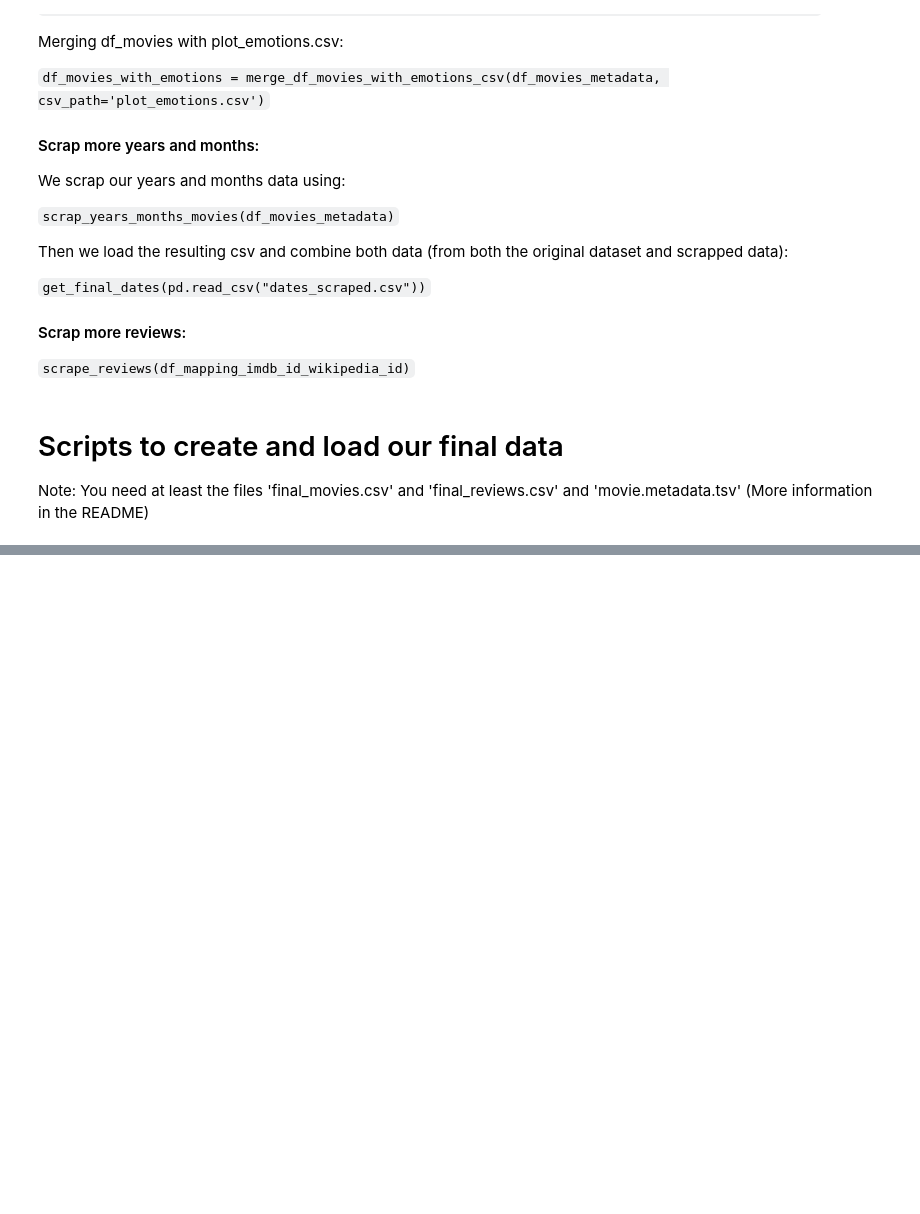
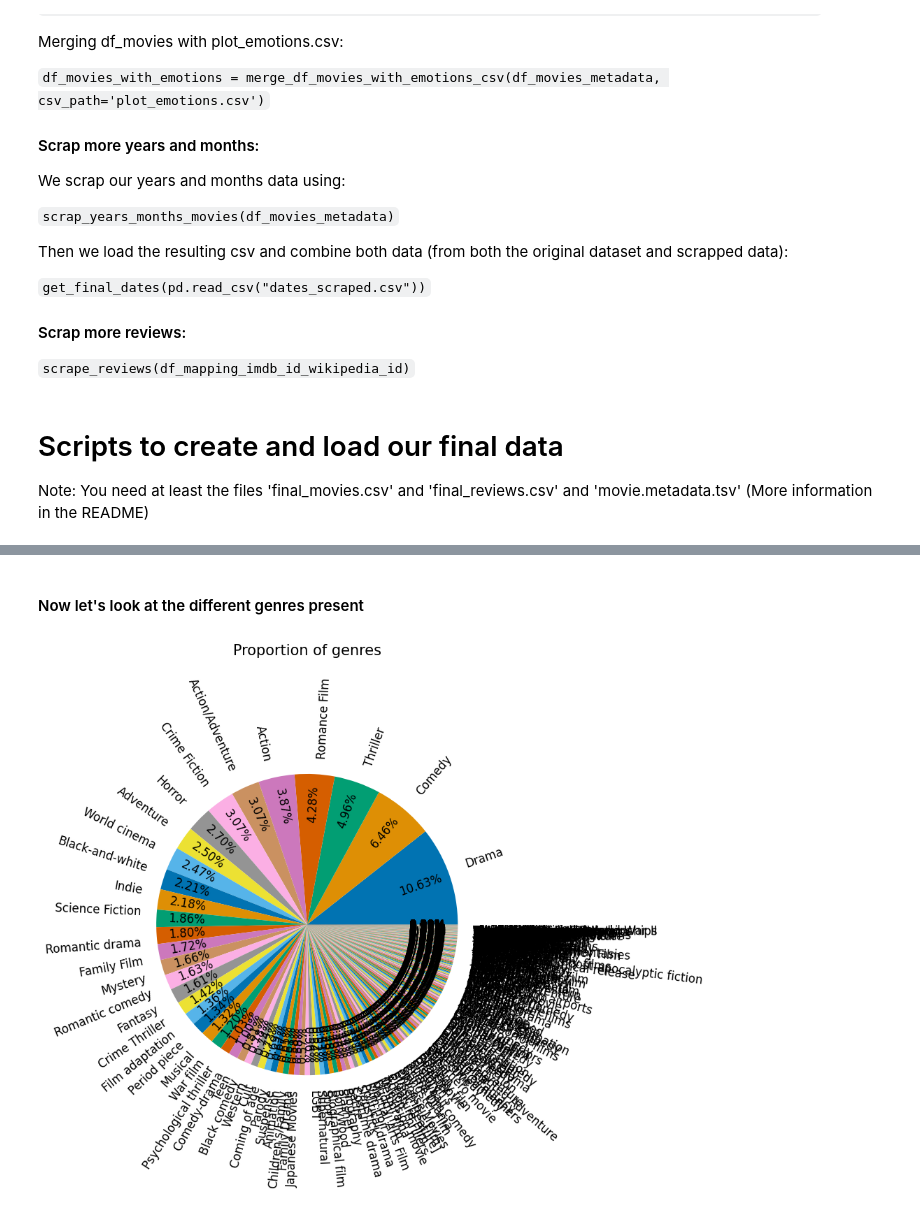
Before and after one commit to epfl-ada/ada-2024-project-sparkling, a Jupyter notebook: analysis.ipynb, the cells around one changed output, grey strips where cells are left out. Saved outputs shown, nothing was run; the diff lists cells and outputs as text; code cells hidden in the pictures; blank space fills up the shorter version.

```diff
--- a/analysis.ipynb
+++ b/analysis.ipynb
@@ -53,0 +74,7 @@ df_movies, df_language, df_countries, df_genres, df_reviews = load_final_movies_
+# %% [markdown]
+#### Now let's look at the different genres present
+# %%
+# Waiting the aggregated genres
+plot_pie_genres_proportion(df_genres)
+# %% [output]
+[figure, added]
```
Also changed, not shown: parts of 8 cells of this notebook, 1 other file.
